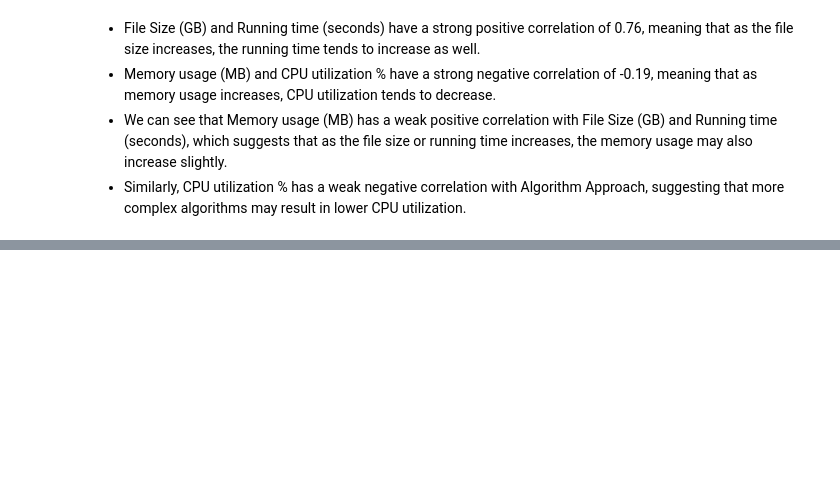
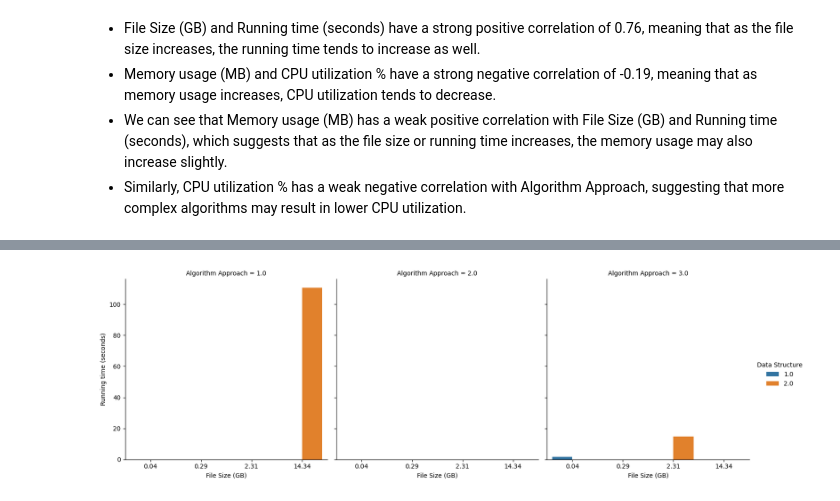
Before and after one commit to divaamahajan/K-Most-Popular-Words, a Jupyter notebook: logs/log_visualizaion.ipynb, the cells around one changed output, grey strips where cells are left out. Cells and saved outputs as stored; diff of their text form; code cells hidden in the pictures; blank space fills up the shorter version.

```diff
--- a/logs/log_visualizaion.ipynb
+++ b/logs/log_visualizaion.ipynb
@@ -116,0 +141,8 @@ plt.show()
+# %%
+# plot the best performing combination of data structure and algorithm approach for each file size
+best_performing = df.groupby(['File Size (GB)']).apply(lambda x: x.loc[x['Running time (seconds)'].idxmin()])
+sns.catplot(x="File Size (GB)", y="Running time (seconds)", hue="Data Structure",
+            col="Algorithm Approach", data=best_performing, kind="bar")
+plt.show()
+# %% [output]
+[figure, added]
```
Also changed, not shown: parts of 11 cells of this notebook.
